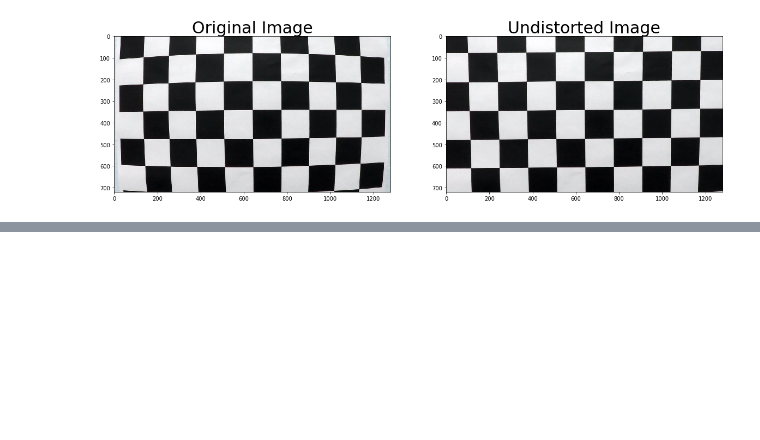
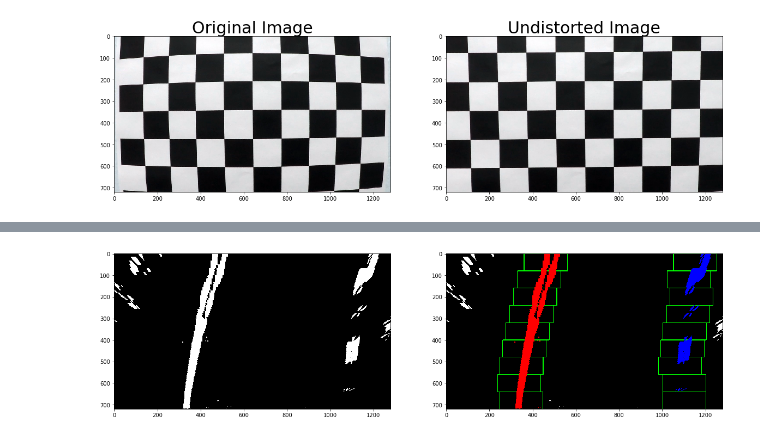
Before and after one commit to coswang1120/CarND-Advanced-Lane-Lines, a Jupyter notebook: P4.ipynb, the cells around one changed output, grey strips where cells are left out. Saved outputs shown, nothing was run; the diff lists cells and outputs as text; code cells hidden in the pictures; blank space fills up the shorter version.

Commit message:
find lines the naive way

```diff
--- a/P4.ipynb
+++ b/P4.ipynb
@@ -110,7 +110,20 @@ def l_direction(hls):
 # Find good gradient parameters
 from ipywidgets import interact, widgets
 
-def thresholding():
+def thresholding(undist):
+    """Input undistored (BGR) image and returns
+    the thresholded binary image
+    """
+    hls = cv2.cvtColor(undist, cv2.COLOR_BGR2HLS)
+    s_mag = s_magnitude(hls)
+    l_dir = l_direction(hls)
+    # combine 2 channels into single binary image
+    combined_binary = np.zeros_like(s_mag)
+    combined_binary[(s_mag == 1) | (l_dir == 1)] = 1
+    return combined_binary
+
+
+def plot_thresholding():
     """View filter results on test images"""
     f, axarr = plt.subplots(6, 2, figsize=(20, 30))
     for i in range(6):
@@ -125,8 +138,7 @@ def thresholding():
         color_stack = np.dstack(( np.zeros_like(s_mag), s_mag, l_dir))
 
         # combine 2 channels into single binary image
-        combined_binary = np.zeros_like(s_mag)
-        combined_binary[(s_mag == 1) | (l_dir == 1)] = 1
+        combined_binary = thresholding(undist)
 
         # plot the result images
         axarr[i, 0].imshow(color_stack)
@@ -135,5 +147,5 @@ def thresholding():
         axarr[i, 1].imshow(combined_binary, cmap='gray')
         axarr[i, 1].set_title('combined_binary', fontsize=15)
 
-interact(thresholding)
+plot_thresholding()
 # %% [output]
@@ -211,0 +225,73 @@ for img_path in test_images:
+# %%
+# Find line after thresholding and perspective transform
+
+def find_line(binary_warped):
+    height, width = binary_warped.shape[0], binary_warped.shape[1]
+    histogram = np.sum(binary_warped[int(height/2):,:], axis=0)
+    out_img = np.dstack((binary_warped, binary_warped, binary_warped))*255
+
+    midpoint = int(width/2)
+    leftx_base = np.argmax(histogram[:midpoint])
+    rightx_base = np.argmax(histogram[midpoint:]) + midpoint
+
+    nwindows = 9
+    window_height = np.int(height/nwindows)
+
+    nonzero = binary_warped.nonzero()
+    nonzeroy = np.array(nonzero[0])
+    nonzerox = np.array(nonzero[1])
+
+    leftx_current = leftx_base
+    rightx_current = rightx_base
+
+    left_lane_inds = []
+    right_lane_inds = []
+
+    margin = 100  # half window size
+    minpix = 150   # least pixels to be recognized as found
+
+    for window in range(nwindows):
+        win_y_low = height - (window+1)*window_height
+        win_y_high = height - window*window_height
+        win_xleft_low = leftx_current - margin
+        win_xleft_high = leftx_current + margin
+        win_xright_low = rightx_current - margin
+        win_xright_high = rightx_current + margin
+
+        cv2.rectangle(out_img,(win_xleft_low,win_y_low),(win_xleft_high,win_y_high),(0,255,0), 2)
+        cv2.rectangle(out_img,(win_xright_low,win_y_low),(win_xright_high,win_y_high),(0,255,0), 2)
+
+        good_left_inds = ((nonzeroy >= win_y_low) & (nonzeroy < win_y_high) & (nonzerox >= win_xleft_low) & (nonzerox < win_xleft_high)).nonzero()[0]
+        good_right_inds = ((nonzeroy >= win_y_low) & (nonzeroy < win_y_high) & (nonzerox >= win_xright_low) & (nonzerox < win_xright_high)).nonzero()[0]
+        # Append these indices to the lists
+        left_lane_inds.append(good_left_inds)
+        right_lane_inds.append(good_right_inds)
+
+        # If you found > minpix pixels, recenter next window on their mean position
+        if len(good_left_inds) > minpix:
+            leftx_current = np.int(np.mean(nonzerox[good_left_inds]))
+        if len(good_right_inds) > minpix:
+            rightx_current = np.int(np.mean(nonzerox[good_right_inds]))
+
+    # Concatenate the arrays of indices
+    left_lane_inds = np.concatenate(left_lane_inds)
+    right_lane_inds = np.concatenate(right_lane_inds)
+
+    out_img[nonzeroy[left_lane_inds], nonzerox[left_lane_inds]] = [255, 0, 0]
+    out_img[nonzeroy[right_lane_inds], nonzerox[right_lane_inds]] = [0, 0, 255]
+
+    return out_img
+
+
+img = cv2.imread('./test_images/test6.jpg')
+rgb = cv2.cvtColor(img, cv2.COLOR_BGR2RGB)
+rgb_warped = perspective_transform(rgb)
+undist = cv2.undistort(img, mtx, dist, None, mtx)
+combined_binary = thresholding(undist)
+warped = perspective_transform(combined_binary)
+
+f, axarr = plt.subplots(1, 2, figsize=(20, 10))
+axarr[0].imshow(warped, cmap='gray')
+lines = find_line(warped)
+axarr[1].imshow(lines)
+# %% [output]
@@ -211,0 +299 @@ for img_path in test_images:
+[figure, added]
```
Also changed, not shown: parts of 5 cells of this notebook.
